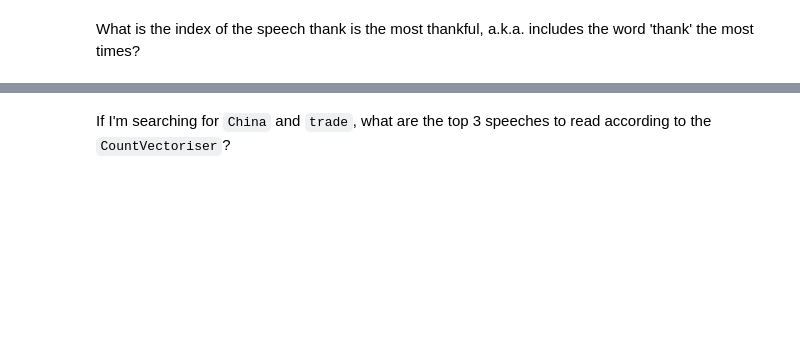
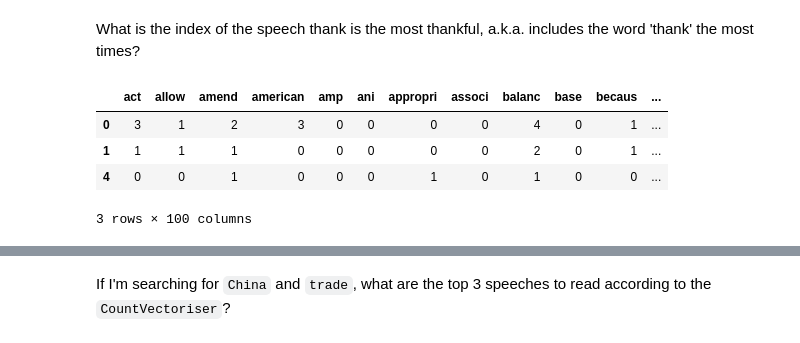
Before and after one commit to radhikapc/foundation-homework, a Jupyter notebook: homework13/14 - TF-IDF Homework.ipynb, the cells around one changed output, grey strips where cells are left out. Drawn from its saved outputs; the diff is of its cells as text; code cells hidden in the pictures; blank space fills up the shorter version.

```diff
--- a/homework13/14 - TF-IDF Homework.ipynb
+++ b/homework13/14 - TF-IDF Homework.ipynb
@@ -152,8 +177,14 @@ print(total,"speaches in total do not mention neither 'mr' nor 'chairman'")
 # %% [markdown]
 What is the index of the speech thank is the most thankful, a.k.a. includes the word 'thank' the most times?
 # %%
-thank = df[df["thank"]!=0]
+thank = df_Xc[df_Xc["thank"]!=0]
 thank.head(3)
+# %% [output]
+|  | act | allow | amend | american | amp | ani | appropri | associ | balanc | base | becaus | ... |
+| 0 | 3 | 1 | 2 | 3 | 0 | 0 | 0 | 0 | 4 | 0 | 1 | ... |
+| 1 | 1 | 1 | 1 | 0 | 0 | 0 | 0 | 0 | 2 | 0 | 1 | ... |
+| 4 | 0 | 0 | 1 | 0 | 0 | 0 | 1 | 0 | 1 | 0 | 0 | ... |
+3 rows × 100 columns
 # %%
 thank_column = thank['thank']
 thank_column.sort(inplace=False, ascending=False).head(1)
```
Also changed, not shown: parts of 23 cells of this notebook.
